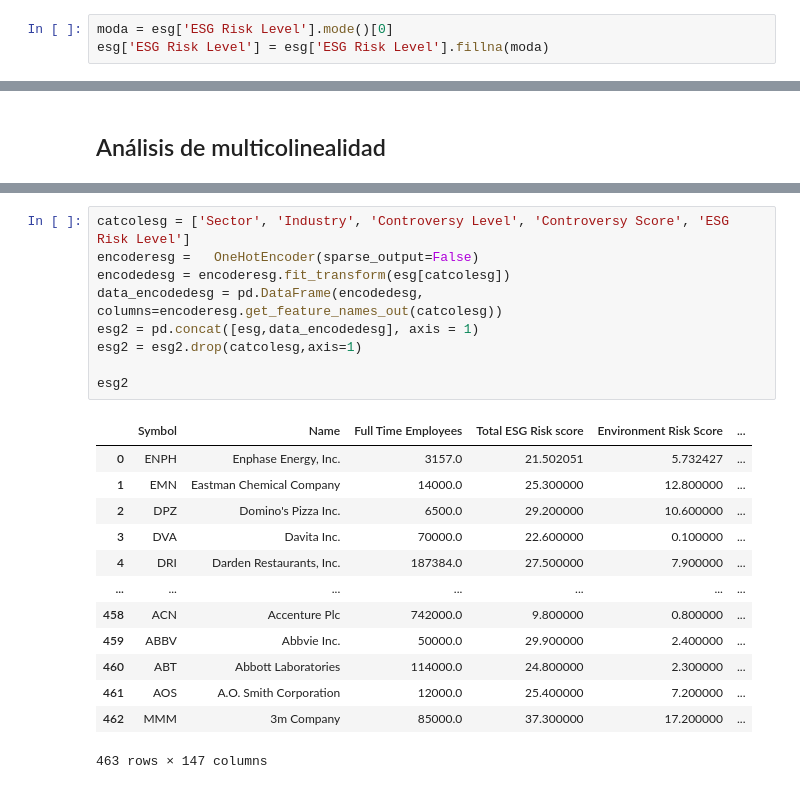
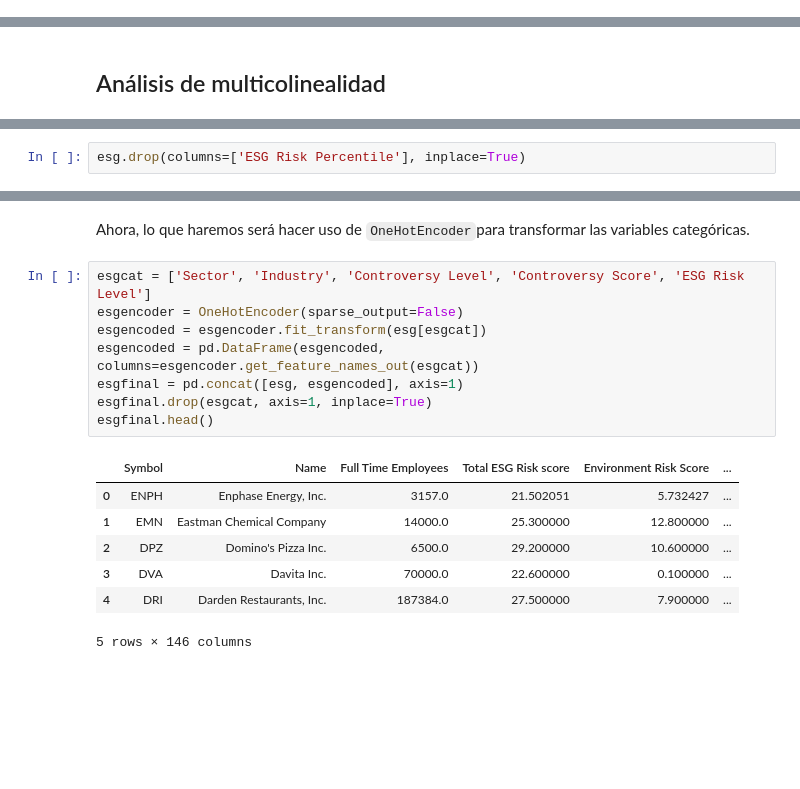
Before and after one commit to valecabrera21/EDAPF, a Jupyter notebook: _sources/EDA-ESG[1].ipynb, the cells around one changed output, grey strips where cells are left out. Cells and saved outputs as stored; diff of their text form; blank space fills up the shorter version.

```diff
--- a/_sources/EDA-ESG[1].ipynb
+++ b/_sources/EDA-ESG[1].ipynb
@@ -757,6 +753,3 @@ esg
 | 461 | AOS | A.O. Smith Corporation | Industrials | Specialty Industrial Machinery | 12000.0 | 25.400000 | 7.200000 | ... |
 | 462 | MMM | 3m Company | Industrials | Conglomerates | 85000.0 | 37.300000 | 17.200000 | ... |
 463 rows × 13 columns
-# %%
-moda = esg['ESG Risk Level'].mode()[0]
-esg['ESG Risk Level'] = esg['ESG Risk Level'].fillna(moda)
@@ -853,0 +801,2 @@ Primeramente, haremos uso del método `OneHotEncoder` para las variables categó
+# %%
+esg.drop(columns=['ESG Risk Percentile'], inplace=True)
@@ -854,23 +812,18 @@ Primeramente, haremos uso del método `OneHotEncoder` para las variables categó
+# %% [markdown]
+Ahora, lo que haremos será hacer uso de `OneHotEncoder`para transformar las variables categóricas.
 # %%
-catcolesg = ['Sector', 'Industry', 'Controversy Level', 'Controversy Score', 'ESG Risk Level']
-encoderesg =   OneHotEncoder(sparse_output=False)
-encodedesg = encoderesg.fit_transform(esg[catcolesg])
-data_encodedesg = pd.DataFrame(encodedesg, columns=encoderesg.get_feature_names_out(catcolesg))
-esg2 = pd.concat([esg,data_encodedesg], axis = 1)
-esg2 = esg2.drop(catcolesg,axis=1)
-
-esg2
+esgcat = ['Sector', 'Industry', 'Controversy Level', 'Controversy Score', 'ESG Risk Level']
+esgencoder = OneHotEncoder(sparse_output=False)
+esgencoded = esgencoder.fit_transform(esg[esgcat])
+esgencoded = pd.DataFrame(esgencoded, columns=esgencoder.get_feature_names_out(esgcat))
+esgfinal = pd.concat([esg, esgencoded], axis=1)
+esgfinal.drop(esgcat, axis=1, inplace=True)
+esgfinal.head()
 # %% [output]
 |  | Symbol | Name | Full Time Employees | Total ESG Risk score | Environment Risk Score | ... |
 | 0 | ENPH | Enphase Energy, Inc. | 3157.0 | 21.502051 | 5.732427 | ... |
 | 1 | EMN | Eastman Chemical Company | 14000.0 | 25.300000 | 12.800000 | ... |
 | 2 | DPZ | Domino's Pizza Inc. | 6500.0 | 29.200000 | 10.600000 | ... |
 | 3 | DVA | Davita Inc. | 70000.0 | 22.600000 | 0.100000 | ... |
 | 4 | DRI | Darden Restaurants, Inc. | 187384.0 | 27.500000 | 7.900000 | ... |
-| ... | ... | ... | ... | ... | ... | ... |
-| 458 | ACN | Accenture Plc | 742000.0 | 9.800000 | 0.800000 | ... |
-| 459 | ABBV | Abbvie Inc. | 50000.0 | 29.900000 | 2.400000 | ... |
-| 460 | ABT | Abbott Laboratories | 114000.0 | 24.800000 | 2.300000 | ... |
-| 461 | AOS | A.O. Smith Corporation | 12000.0 | 25.400000 | 7.200000 | ... |
-| 462 | MMM | 3m Company | 85000.0 | 37.300000 | 17.200000 | ... |
-463 rows × 147 columns
+5 rows × 146 columns
```
Also changed, not shown: parts of 18 cells of this notebook, 22 other files.
